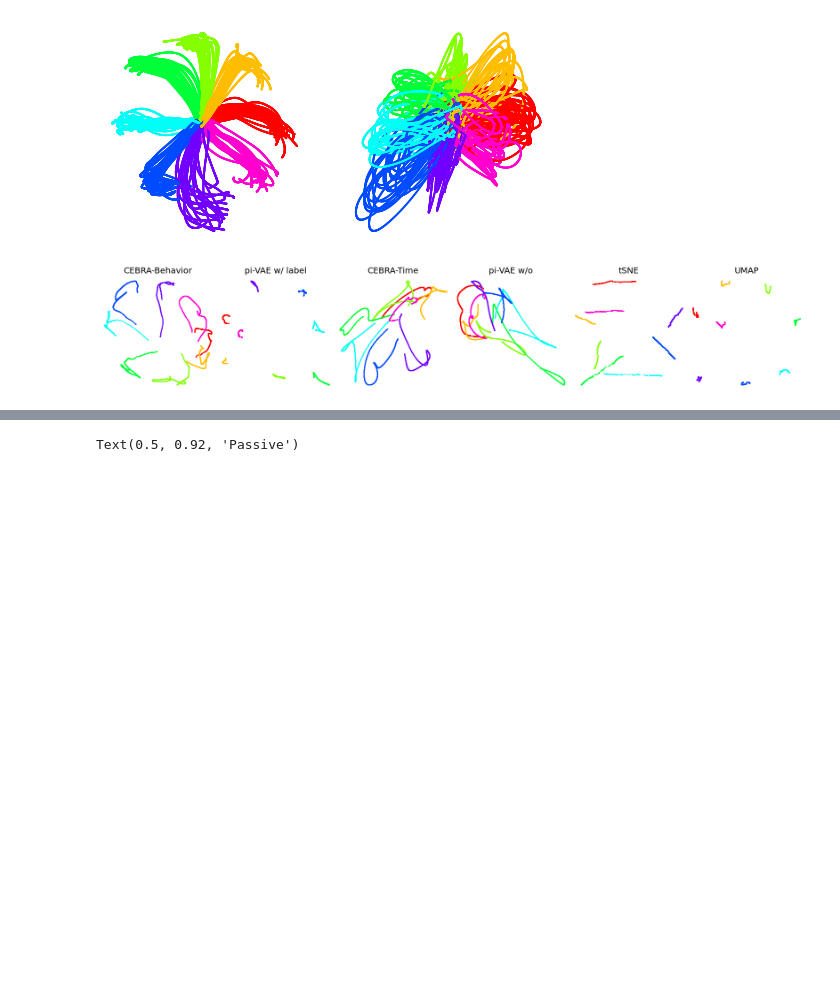
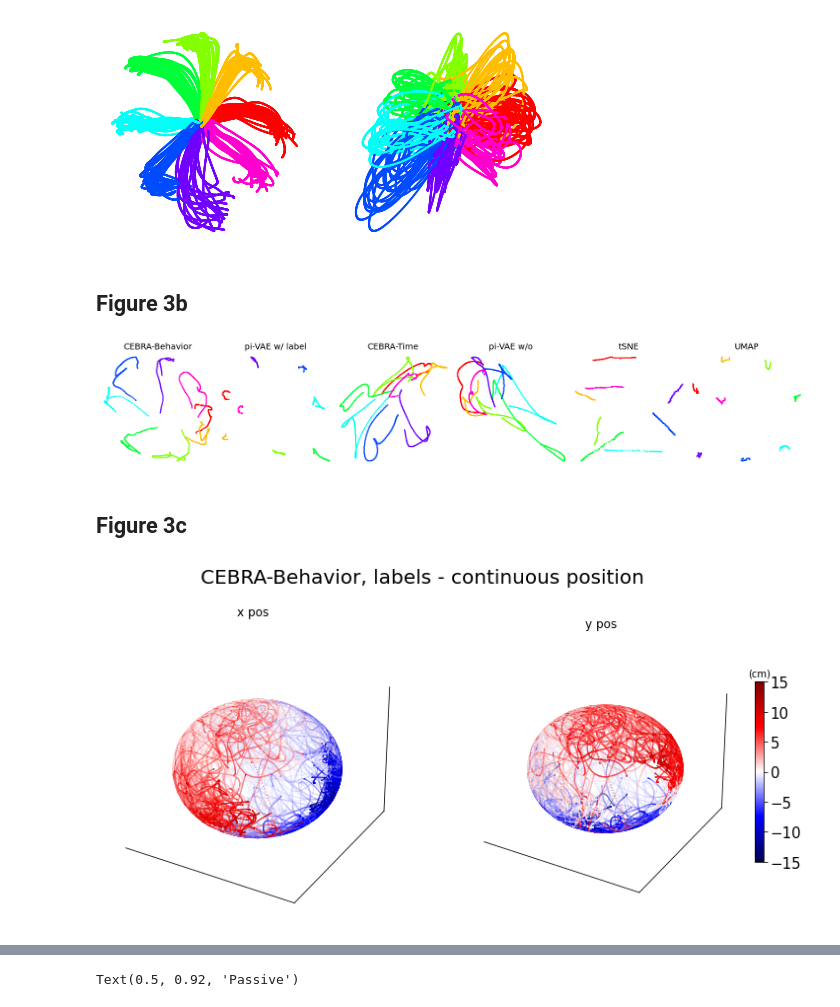
Before and after one commit to AdaptiveMotorControlLab/cebra-figures, a Jupyter notebook: figures/Figure3.ipynb, the cells around one changed output, grey strips where cells are left out. Saved outputs shown, nothing was run; the diff lists cells and outputs as text; code cells hidden in the pictures; blank space fills up the shorter version.

```diff
--- a/figures/Figure3.ipynb
+++ b/figures/Figure3.ipynb
@@ -23,4 +27,6 @@ ax2.axis('off')
 # %% [output]
 (-7.249750447273255, 6.267432045936585, -4.10022519826889, 3.132592189311981)
 [figure]
+# %% [markdown]
+## Figure 3b
 # %%
@@ -80,13 +108,54 @@ for j in range(6):
 # %% [output]
 [figure]
+# %% [markdown]
+## Figure 3c
 # %%
 def set_pane_axis(ax):
     ax.xaxis.set_pane_color((1.0, 1.0, 1.0, 0.0))
     ax.yaxis.set_pane_color((1.0, 1.0, 1.0, 0.0))
     ax.zaxis.set_pane_color((1.0, 1.0, 1.0, 0.0))
-    ax.xaxis._axinfo["grid"]['color'] =  (1,1,1,0)
-    ax.yaxis._axinfo["grid"]['color'] =  (1,1,1,0)
-    ax.zaxis._axinfo["grid"]['color'] =  (1,1,1,0)
+    ax.xaxis._axinfo["grid"]["color"] = (1, 1, 1, 0)
+    ax.yaxis._axinfo["grid"]["color"] = (1, 1, 1, 0)
+    ax.zaxis._axinfo["grid"]["color"] = (1, 1, 1, 0)
     ax.xaxis.set_ticks([])
     ax.yaxis.set_ticks([])
     ax.zaxis.set_ticks([])
+
+
+features_pos = data["behavior_time"]["behavior"]["embedding"]
+labels_pos = data["behavior_time"]["behavior"]["label"]
+dx1, idx2, idx3 = (0, 1, 2)
+fig = plt.figure(figsize=(12, 6))
+fig.suptitle("CEBRA-Behavior, labels - continuous position", fontsize=20)
+ax1 = fig.add_subplot(1, 2, 1, projection="3d")
+ax1.set_title(f"x pos")
+x = ax1.scatter(
+    features_pos[:, idx1],
+    features_pos[:, idx2],
+    features_pos[:, idx3],
+    cmap="seismic",
+    c=labels_pos[:, 0],
+    s=0.05,
+    vmin=-15,
+    vmax=15,
+)
+
+ax2 = fig.add_subplot(1, 2, 2, projection="3d")
+ax2.set_title(f"y pos")
+y = ax2.scatter(
+    features_pos[:, idx1],
+    features_pos[:, idx2],
+    features_pos[:, idx3],
+    cmap="seismic",
+    c=labels_pos[:, 1],
+    s=0.05,
+    vmin=-15,
+    vmax=15,
+)
+yc = plt.colorbar(y, fraction=0.03, pad=0.05, ticks=np.linspace(-15, 15, 7))
+yc.ax.tick_params(labelsize=15)
+yc.ax.set_title("(cm)", fontsize=10)
+set_pane_axis(ax1)
+set_pane_axis(ax2)
+# %% [output]
+[figure, added]
```
Also changed, not shown: parts of 18 cells of this notebook, 25 other files.
